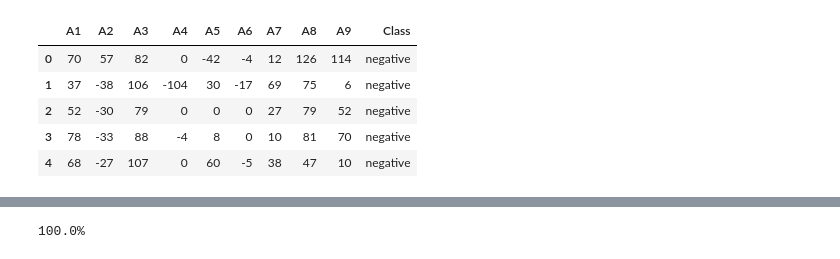
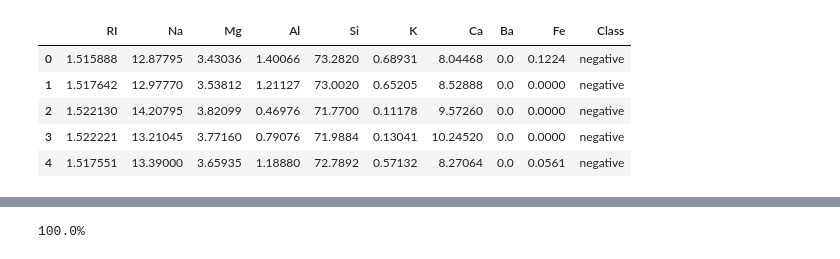
Before and after one commit to mohammad2682/FVS-SVM-RKHS, a Jupyter notebook: SVM_RKHS.ipynb, the cells around one changed output, grey strips where cells are left out. Saved outputs shown, nothing was run; the diff lists cells and outputs as text; code cells hidden in the pictures.

```diff
--- a/SVM_RKHS.ipynb
+++ b/SVM_RKHS.ipynb
@@ -94,13 +98,13 @@ def give_landa(df, minor_cls, major_cls):
     landa.append(landa_i)
   return landa
 # %%
-df = pd.read_csv("FVS-SVM-RKHS/datasets/shuttle-6_vs_2-3.csv")
+df = pd.read_csv("FVS-SVM-RKHS/datasets/glass1.csv")
 df.head()
 # %% [output]
-|  | A1 | A2 | A3 | A4 | A5 | A6 | A7 | A8 | A9 | Class |
-| 0 | 70 | 57 | 82 | 0 | -42 | -4 | 12 | 126 | 114 | negative |
-| 1 | 37 | -38 | 106 | -104 | 30 | -17 | 69 | 75 | 6 | negative |
-| 2 | 52 | -30 | 79 | 0 | 0 | 0 | 27 | 79 | 52 | negative |
-| 3 | 78 | -33 | 88 | -4 | 8 | 0 | 10 | 81 | 70 | negative |
-| 4 | 68 | -27 | 107 | 0 | 60 | -5 | 38 | 47 | 10 | negative |
+|  | RI | Na | Mg | Al | Si | K | Ca | Ba | Fe | Class |
+| 0 | 1.515888 | 12.87795 | 3.43036 | 1.40066 | 73.2820 | 0.68931 | 8.04468 | 0.0 | 0.1224 | negative |
+| 1 | 1.517642 | 12.97770 | 3.53812 | 1.21127 | 73.0020 | 0.65205 | 8.52888 | 0.0 | 0.0000 | negative |
+| 2 | 1.522130 | 14.20795 | 3.82099 | 0.46976 | 71.7700 | 0.11178 | 9.57260 | 0.0 | 0.0000 | negative |
+| 3 | 1.522221 | 13.21045 | 3.77160 | 0.79076 | 71.9884 | 0.13041 | 10.24520 | 0.0 | 0.0000 | negative |
+| 4 | 1.517551 | 13.39000 | 3.65935 | 1.18880 | 72.7892 | 0.57132 | 8.27064 | 0.0 | 0.0561 | negative |
 # %%
```
Also changed, not shown: parts of 18 cells of this notebook.
